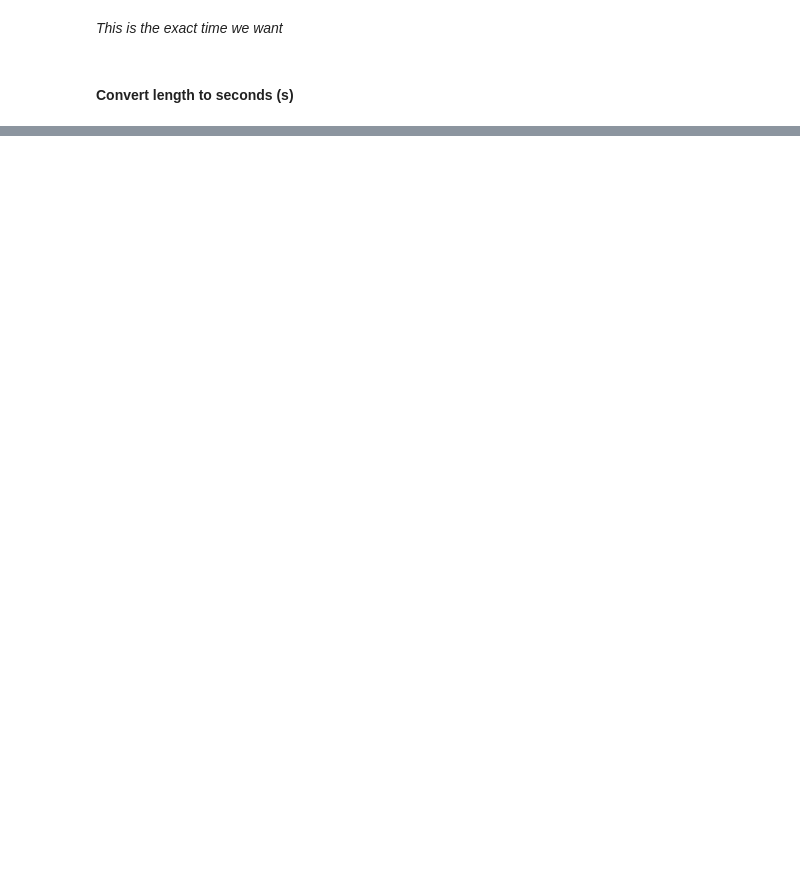
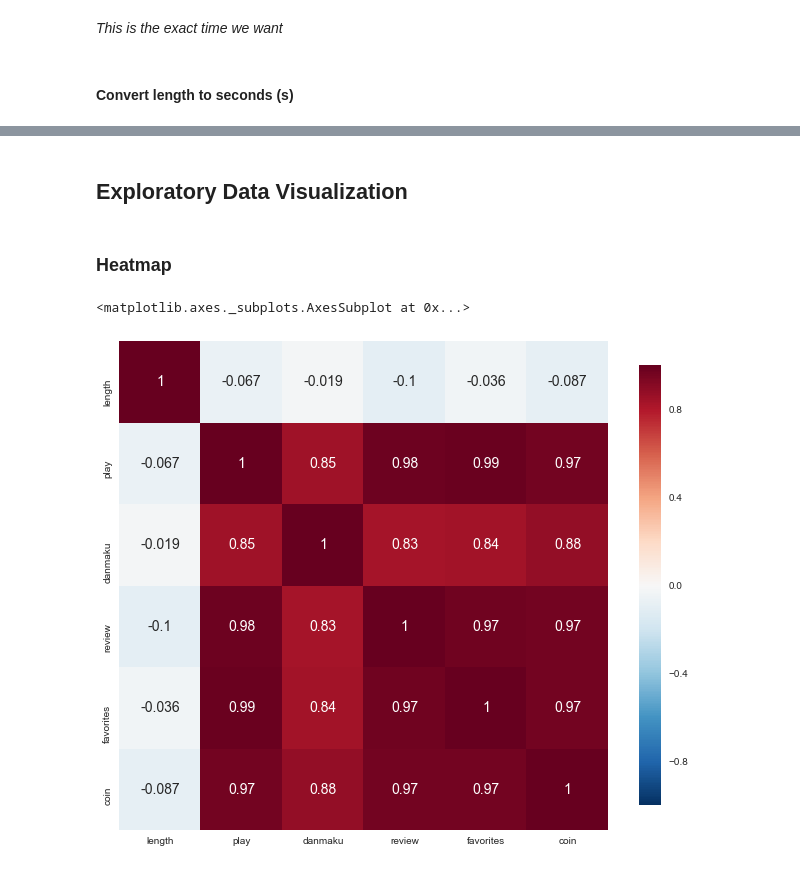
Before and after one commit to estepona/Python-Visualization-Exercise, a Jupyter notebook: 5 VirgooTeam Videos Analysis/VirgooTeam Videos Analysis.ipynb, the cells around one changed output, grey strips where cells are left out. Saved outputs shown, nothing was run; the diff lists cells and outputs as text; code cells hidden in the pictures; blank space fills up the shorter version.

```diff
--- a/5 VirgooTeam Videos Analysis/VirgooTeam Videos Analysis.ipynb
+++ b/5 VirgooTeam Videos Analysis/VirgooTeam Videos Analysis.ipynb
@@ -160,0 +143,7 @@ int(aa.split(':')[-1]) + int(aa.split(':')[-2])*60
+# %%
+for i in range(len(d.length)):
+    value = d.length[i]
+    value_second = int(value.split(':')[-1]) + int(value.split(':')[-2])*60
+    d.length.set_value(i, value_second)
+d['length'] = d['length'].astype(int)
+d.head()
@@ -160,0 +159,3 @@ int(aa.split(':')[-1]) + int(aa.split(':')[-2])*60
+# %%
+d['aid'] = d['aid'].astype(str)
+d.info()
@@ -160,0 +178,14 @@ int(aa.split(':')[-1]) + int(aa.split(':')[-2])*60
+# %% [markdown]
+## Exploratory Data Visualization
+# %% [markdown]
+### Heatmap
+# %%
+_, ax = plt.subplots(figsize =(11,9))
+sns.heatmap(d.corr(), vmax=1,
+            annot=True, annot_kws = {'fontsize': 14},
+            cbar_kws={ 'shrink' : 0.9 },
+            square=True,
+            ax=ax)
+# %% [output]
+<matplotlib.axes._subplots.AxesSubplot at 0x...>
+[figure, added]
```
Also changed, not shown: parts of 36 cells of this notebook.
